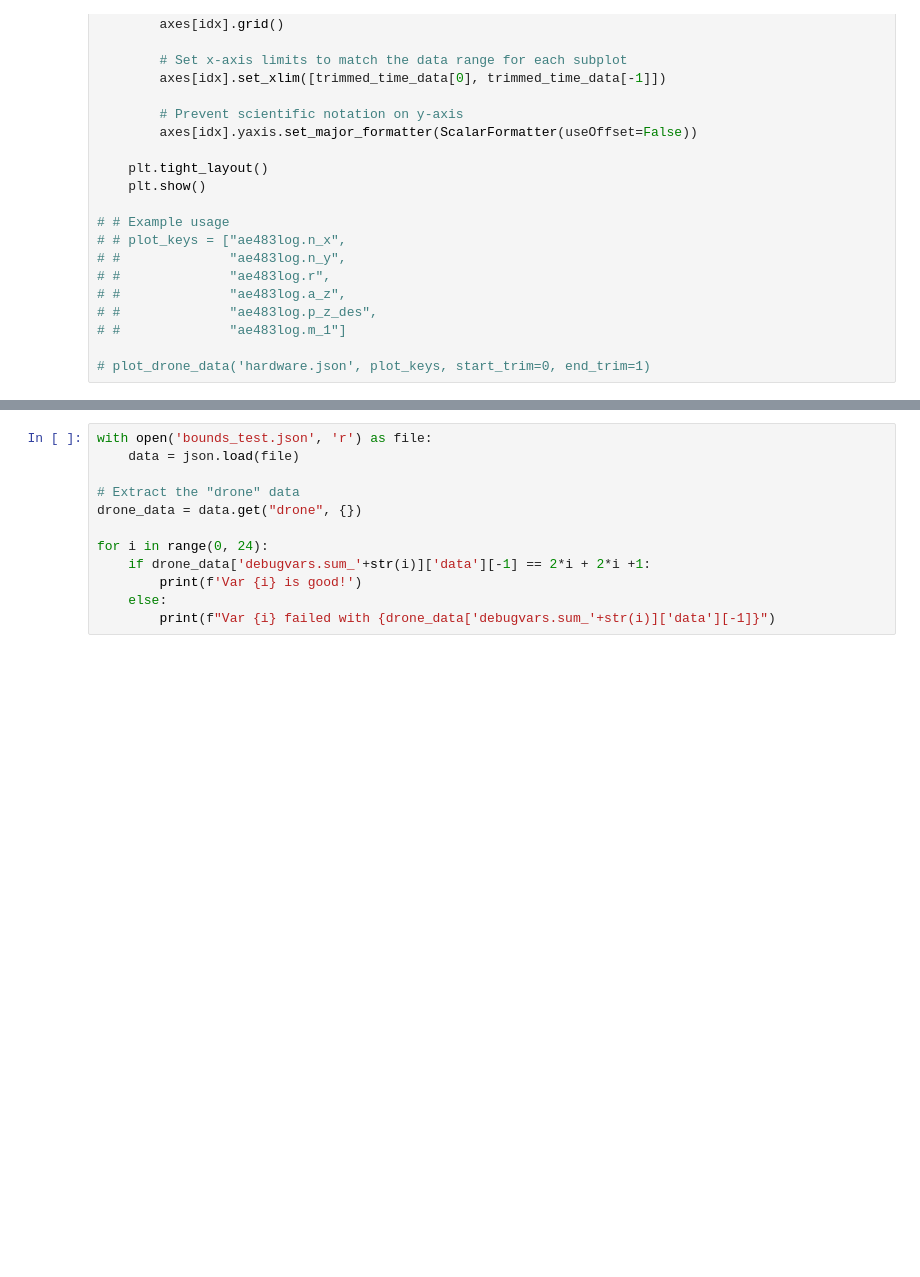
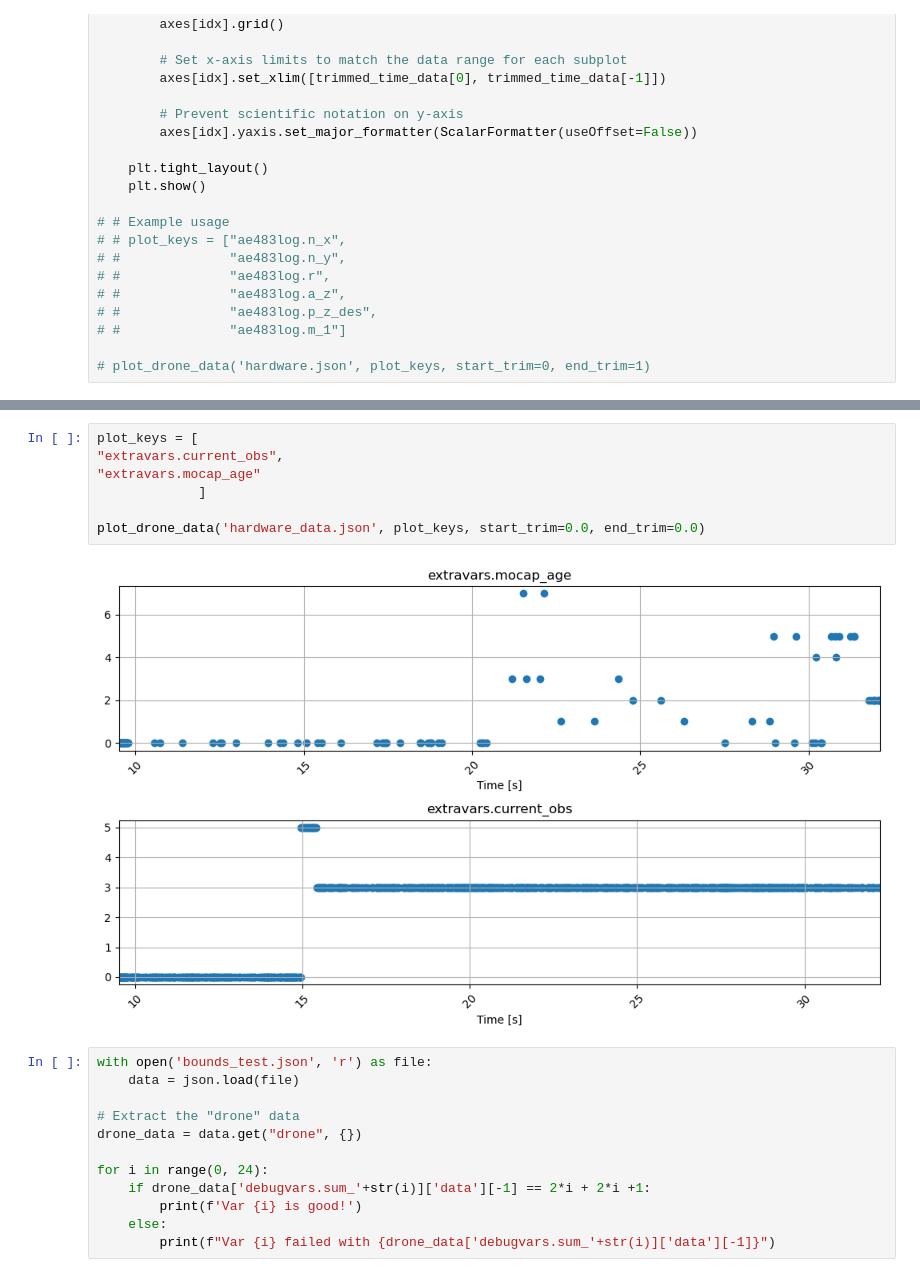
Before and after one commit to danthoney123/AE483FinalProject, a Jupyter notebook: crazyflie-client/testing/flight_analysis.ipynb, the cells around one changed output, grey strips where cells are left out. Cells and saved outputs as stored; diff of their text form; blank space fills up the shorter version.

```diff
--- a/crazyflie-client/testing/flight_analysis.ipynb
+++ b/crazyflie-client/testing/flight_analysis.ipynb
@@ -172,3 +102,12 @@ plot_drone_data('hardware_data.json', plot_keys, start_trim=0.0, end_trim=0.0)
+# %%
+plot_keys = [
+"extravars.current_obs",
+"extravars.mocap_age"
+             ]
+
+plot_drone_data('hardware_data.json', plot_keys, start_trim=0.0, end_trim=0.0)
+# %% [output]
+[figure, added]
 # %%
 with open('bounds_test.json', 'r') as file:
     data = json.load(file)
```
Also changed, not shown: parts of 2 cells of this notebook, 3 other files.
